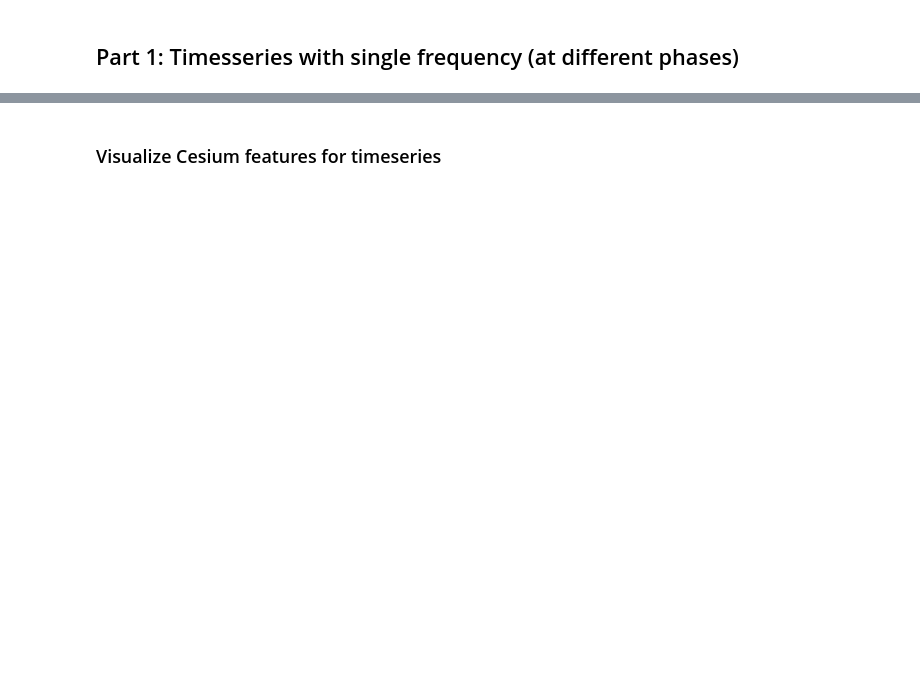
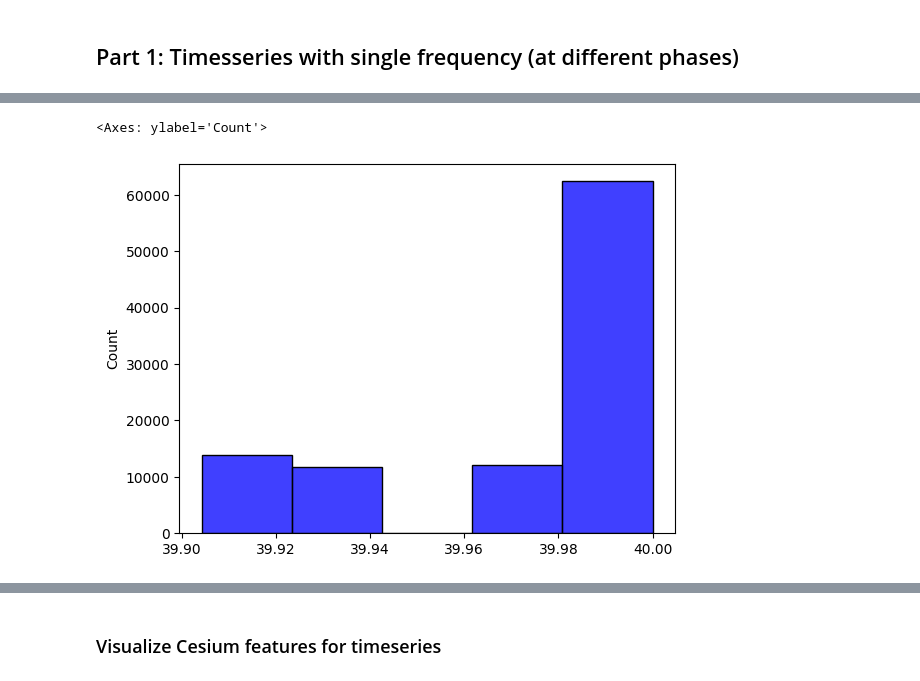
Before and after one commit to mmckay18/astr598_spr24_classification_repo, a Jupyter notebook: NOTEBOOKS/classification_models.ipynb, the cells around one changed output, grey strips where cells are left out. Saved outputs shown, nothing was run; the diff lists cells and outputs as text; code cells hidden in the pictures; blank space fills up the shorter version.

```diff
--- a/NOTEBOOKS/classification_models.ipynb
+++ b/NOTEBOOKS/classification_models.ipynb
@@ -75,0 +189,6 @@ Why and Background?
+# %%
+sns.histplot(periods, color='blue', label='True', bins=5)
+# periods.min()
+# %% [output]
+<Axes: ylabel='Count'>
+[figure, added]
```
Also changed, not shown: parts of 125 cells of this notebook, 4 other files.
